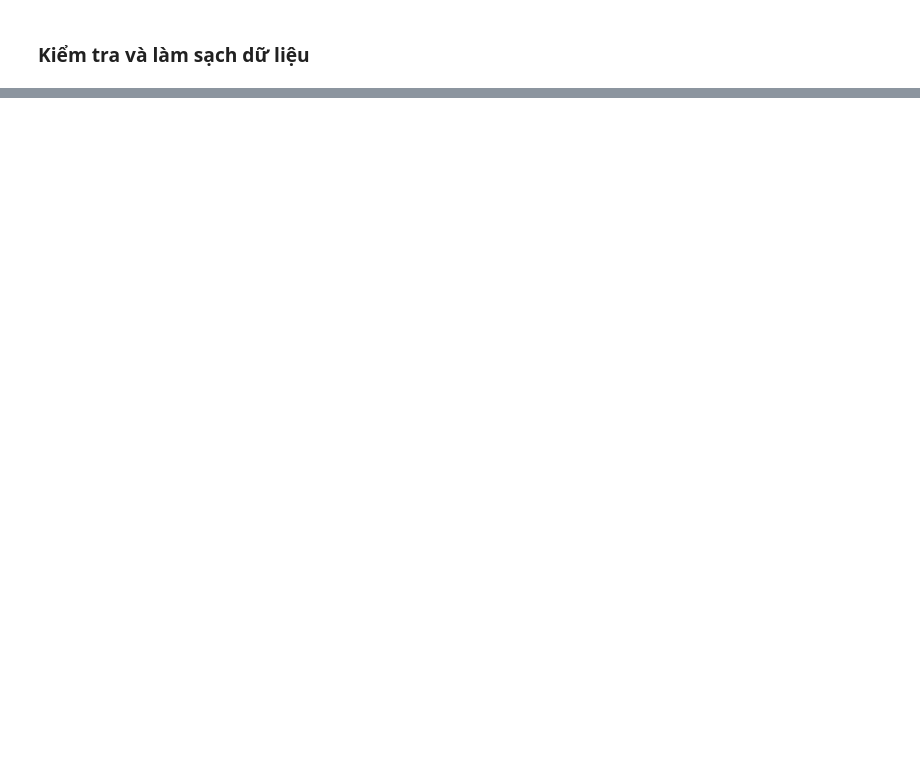
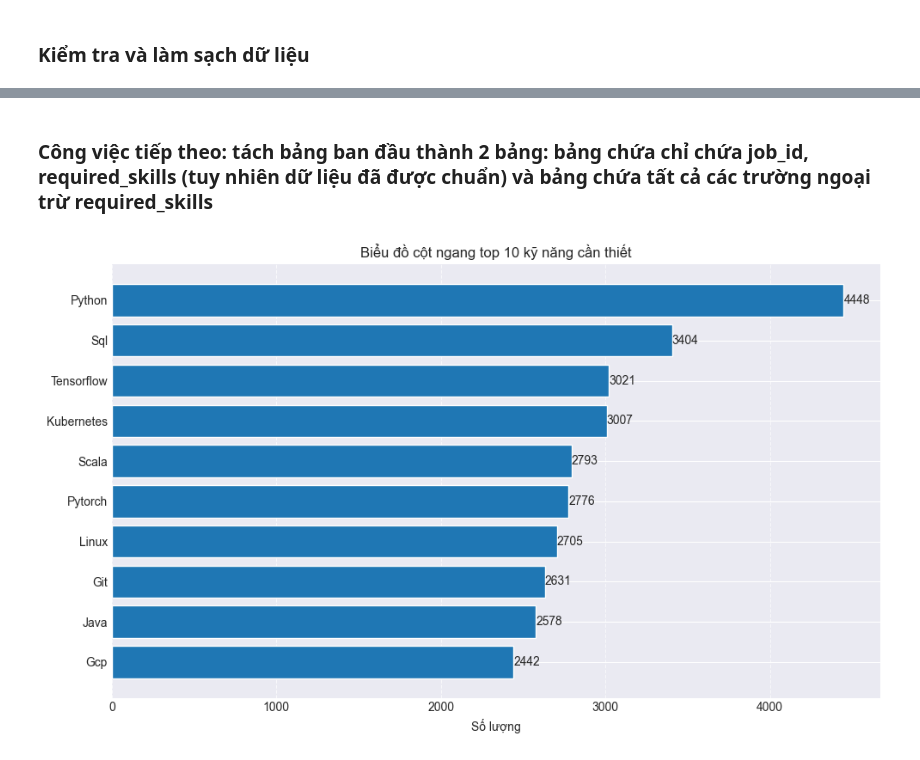
Before and after one commit to thethien8a/Machine-Learning-Project, a Jupyter notebook: Linear Regression/project_1.ipynb, the cells around one changed output, grey strips where cells are left out. Cells and saved outputs as stored; diff of their text form; code cells hidden in the pictures; blank space fills up the shorter version.

```diff
--- a/Linear Regression/project_1.ipynb
+++ b/Linear Regression/project_1.ipynb
@@ -207,0 +250,50 @@ Tổng số biểu đồ: 16
+# %% [markdown]
+### Công việc tiếp theo: tách bảng ban đầu thành 2 bảng: bảng chứa chỉ chứa job_id, required_skills (tuy nhiên dữ liệu đã được chuẩn) và bảng chứa tất cả các trường ngoại trừ required_skills
+# %%
+# Tạo DataFrame mới chứa job_id và required_skills
+skill_df = df[['job_id','required_skills']].copy()
+skill_df['required_skills'] = skill_df['required_skills'].str.split(',')
+skill_df['required_skills'] = skill_df['required_skills'].apply(lambda x: [skill.title().strip() for skill in x])
+skill_df = skill_df.explode(column='required_skills')
+skill_df = pd.DataFrame(skill_df)
+# Dataframe không chứa required_skills
+new_df = df.drop(columns=['required_skills'])
+# %%
+
+frequency = skill_df['required_skills'].value_counts().head(10)
+
+# Chuẩn bị dữ liệu cho biểu đồ
+categories = frequency.index.tolist() # Lấy các tên danh mục từ index của Series
+values = frequency.values.tolist()    # Lấy các giá trị tần suất
+
+# --- Phần vẽ biểu đồ cột ngang (tương tự như ví dụ trước) ---
+fig, ax = plt.subplots(figsize=(10, 6))
+
+# Vẽ biểu đồ cột ngang
+bars = ax.barh(np.arange(len(categories)), values)
+
+# Đặt nhãn cho trục y (các cột chữ)
+ax.set_yticks(np.arange(len(categories)))
+ax.set_yticklabels(categories)
+
+# Đảo ngược trục y để cột đầu tiên hiển thị ở trên cùng
+ax.invert_yaxis()
+
+# Thêm nhãn giá trị vào cuối mỗi cột
+for bar in bars:
+    width = bar.get_width()
+    ax.text(width + 0.5, bar.get_y() + bar.get_height()/2,
+            f'{width}',
+            ha='left', va='center')
+
+# Đặt tiêu đề và nhãn trục
+ax.set_xlabel('Số lượng')
+ax.set_title('Biểu đồ cột ngang top 10 kỹ năng cần thiết')
+
+# Hiển thị lưới
+ax.grid(axis='x', linestyle='--', alpha=0.7)
+
+plt.tight_layout()
+plt.show()
+# %% [output]
+[figure, added]
```
Also changed, not shown: parts of 58 cells of this notebook, 4 other files.
